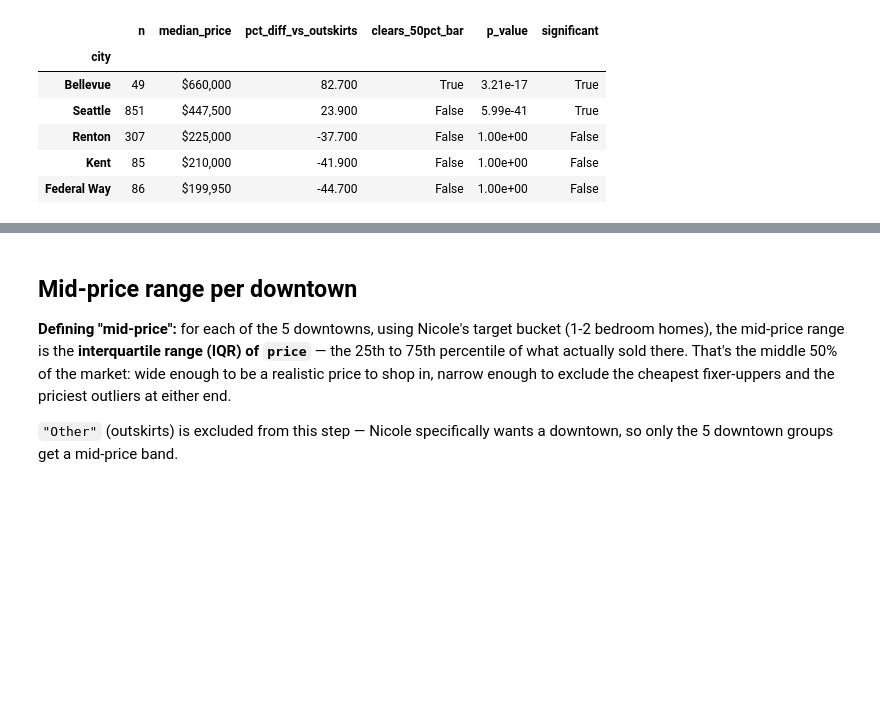
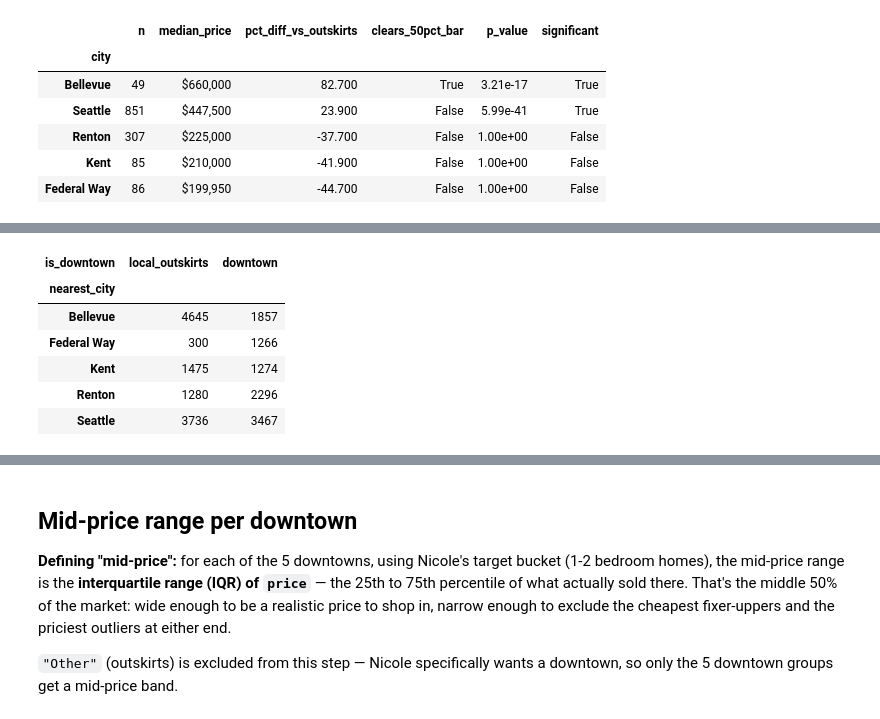
Before and after one commit to curls-me/ds-eda-project, a Jupyter notebook: 04_eda.ipynb, the cells around one changed output, grey strips where cells are left out. Drawn from its saved outputs; the diff is of its cells as text; code cells hidden in the pictures; blank space fills up the shorter version.

```diff
--- a/04_eda.ipynb
+++ b/04_eda.ipynb
@@ -640,0 +649,14 @@ outskirts median price for comparison: $361,250  (n=1578)
+# %%
+nearest_city = dist_to_downtowns.idxmin(axis=1)  # nearest downtown for every house, regardless of the 5-mile cutoff
+df_clean["nearest_city"] = nearest_city
+df_clean["is_downtown"] = df_clean["dist_to_downtown_mi"] <= DOWNTOWN_RADIUS_MI  # True = within that city's own downtown radius
+
+df_clean.groupby("nearest_city")["is_downtown"].value_counts().unstack().rename(columns={True: "downtown", False: "local_outskirts"})  # sanity check: n per group
+# %% [output]
+| is_downtown | local_outskirts | downtown |
+| nearest_city |  |  |
+| Bellevue | 4645 | 1857 |
+| Federal Way | 300 | 1266 |
+| Kent | 1475 | 1274 |
+| Renton | 1280 | 2296 |
+| Seattle | 3736 | 3467 |
```
Also changed, not shown: parts of 3 cells of this notebook.
